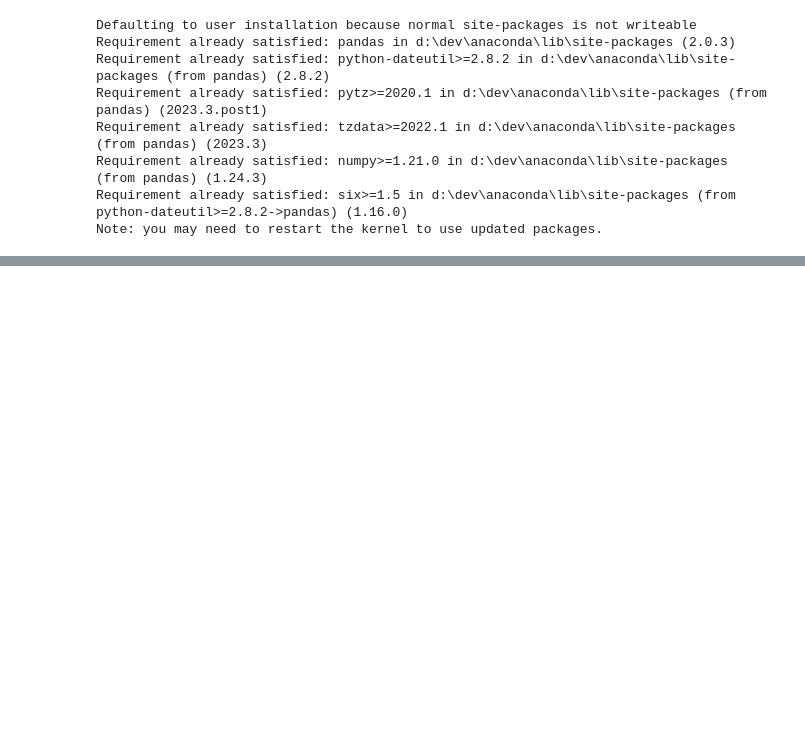
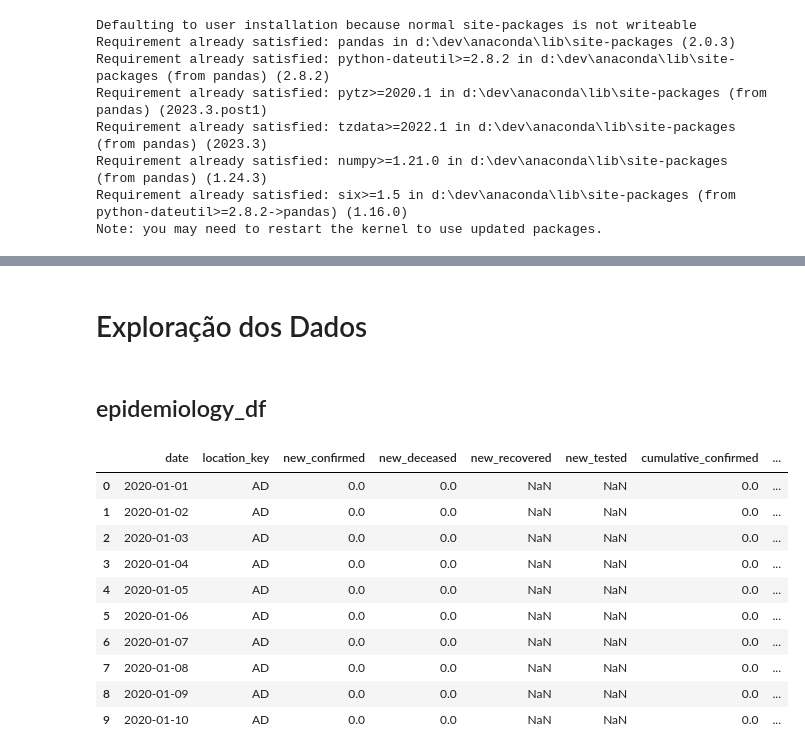
Before and after one commit to dnncamargo/etl-analytics, a Jupyter notebook: covid_open_data_etl/ETL with Google Covid-19 Open Data.ipynb, the cells around one changed output, grey strips where cells are left out. Drawn from its saved outputs; the diff is of its cells as text; code cells hidden in the pictures; blank space fills up the shorter version.

```diff
--- a/covid_open_data_etl/ETL with Google Covid-19 Open Data.ipynb
+++ b/covid_open_data_etl/ETL with Google Covid-19 Open Data.ipynb
@@ -67,0 +91,2 @@ Download concluído com sucesso! Tamanho do arquivo: 1420044994 bytes.
+# %% [markdown]
+# Exploração dos Dados
@@ -67,0 +105,16 @@ Download concluído com sucesso! Tamanho do arquivo: 1420044994 bytes.
+# %% [markdown]
+## epidemiology_df
+# %%
+epidemiology_df.head(10)
+# %% [output]
+|  | date | location_key | new_confirmed | new_deceased | new_recovered | new_tested | cumulative_confirmed | ... |
+| 0 | 2020-01-01 | AD | 0.0 | 0.0 | NaN | NaN | 0.0 | ... |
+| 1 | 2020-01-02 | AD | 0.0 | 0.0 | NaN | NaN | 0.0 | ... |
+| 2 | 2020-01-03 | AD | 0.0 | 0.0 | NaN | NaN | 0.0 | ... |
+| 3 | 2020-01-04 | AD | 0.0 | 0.0 | NaN | NaN | 0.0 | ... |
+| 4 | 2020-01-05 | AD | 0.0 | 0.0 | NaN | NaN | 0.0 | ... |
+| 5 | 2020-01-06 | AD | 0.0 | 0.0 | NaN | NaN | 0.0 | ... |
+| 6 | 2020-01-07 | AD | 0.0 | 0.0 | NaN | NaN | 0.0 | ... |
+| 7 | 2020-01-08 | AD | 0.0 | 0.0 | NaN | NaN | 0.0 | ... |
+| 8 | 2020-01-09 | AD | 0.0 | 0.0 | NaN | NaN | 0.0 | ... |
+| 9 | 2020-01-10 | AD | 0.0 | 0.0 | NaN | NaN | 0.0 | ... |
```
Also changed, not shown: parts of 22 cells of this notebook, 2 other files.
